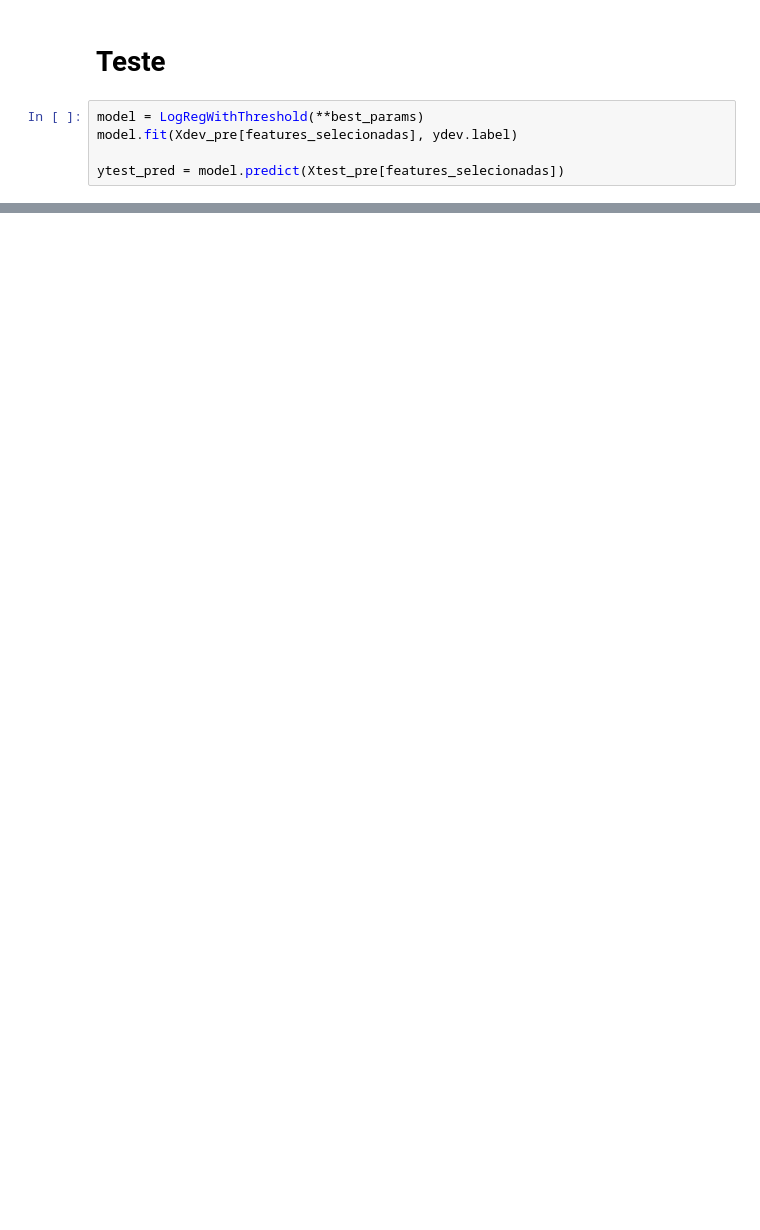
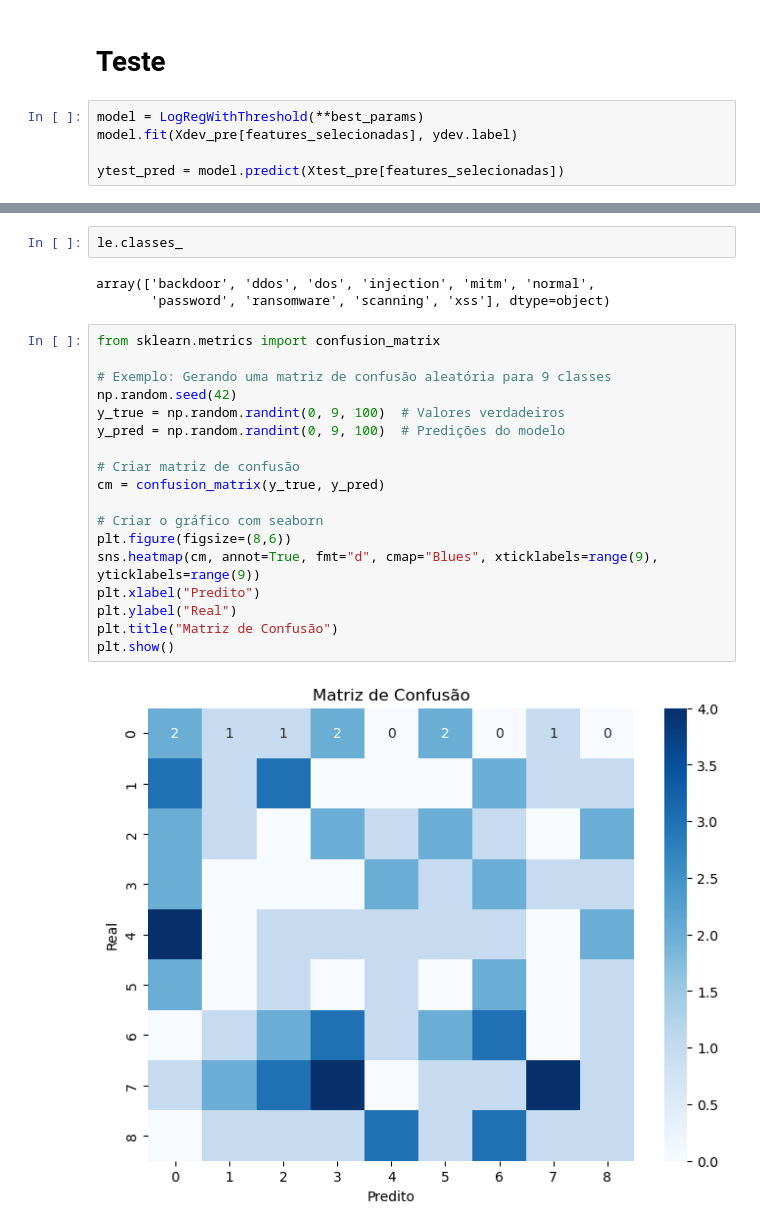
Before and after one commit to igorruys/ton-iot-mestrado, a Jupyter notebook: logreg_binario_novo.ipynb, the cells around one changed output, grey strips where cells are left out. Drawn from its saved outputs; the diff is of its cells as text; blank space fills up the shorter version.

```diff
--- a/logreg_binario_novo.ipynb
+++ b/logreg_binario_novo.ipynb
@@ -234,0 +361,25 @@ Recall: 0.9528392685274302
+# %%
+le.classes_
+# %% [output]
+array(['backdoor', 'ddos', 'dos', 'injection', 'mitm', 'normal',
+       'password', 'ransomware', 'scanning', 'xss'], dtype=object)
+# %%
+from sklearn.metrics import confusion_matrix
+
+# Exemplo: Gerando uma matriz de confusão aleatória para 9 classes
+np.random.seed(42)
+y_true = np.random.randint(0, 9, 100)  # Valores verdadeiros
+y_pred = np.random.randint(0, 9, 100)  # Predições do modelo
+
+# Criar matriz de confusão
+cm = confusion_matrix(y_true, y_pred)
+
+# Criar o gráfico com seaborn
+plt.figure(figsize=(8,6))
+sns.heatmap(cm, annot=True, fmt="d", cmap="Blues", xticklabels=range(9), yticklabels=range(9))
+plt.xlabel("Predito")
+plt.ylabel("Real")
+plt.title("Matriz de Confusão")
+plt.show()
+# %% [output]
+[figure, added]
```
Also changed, not shown: parts of 19 cells of this notebook, 4 other files.
